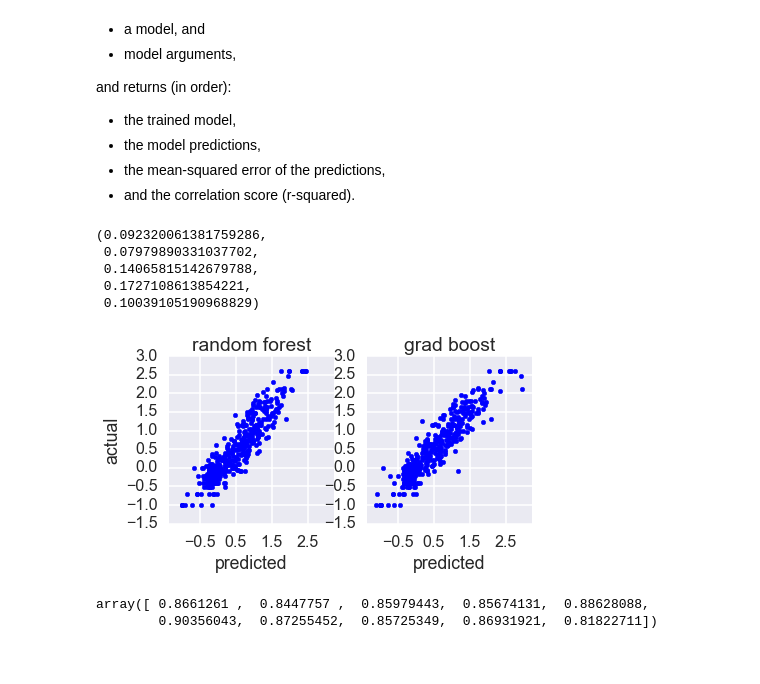
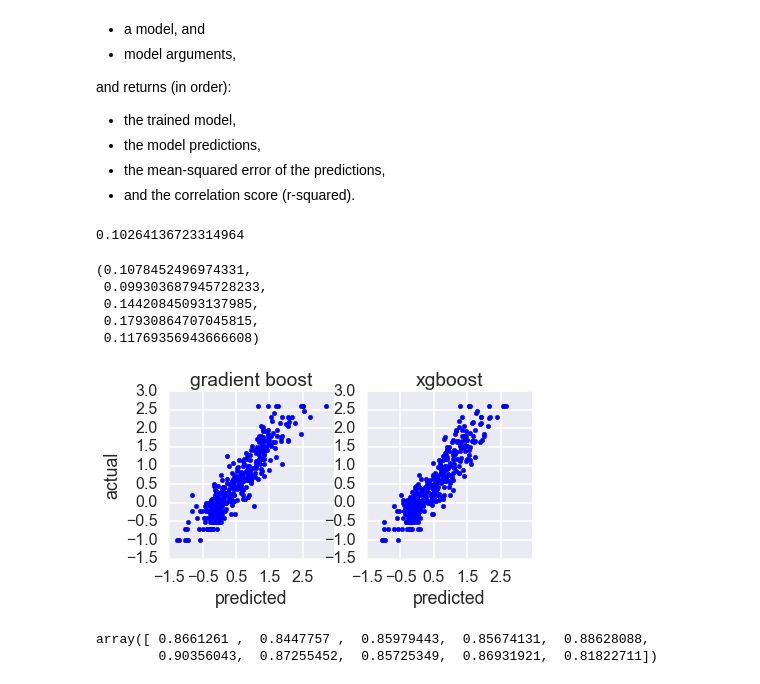
Before and after one commit to ericmjl/protein-convolutional-nets, a Jupyter notebook: notebooks/baseline.ipynb, the cells around one changed output. Saved outputs shown, nothing was run; the diff lists cells and outputs as text; code cells hidden in the pictures.

Commit message:
created baseline models

```diff
--- a/notebooks/baseline.ipynb
+++ b/notebooks/baseline.ipynb
@@ -113,4 +145,5 @@ X_binarized
 # %%
 # Next step is to split the data into a training set and a test set.
 # We use the train_test_split function provided by the scikit-learn package to do this.
-tts_data = X_train, X_test, Y_train, Y_test = train_test_split(X_binarized, Y, test_size=0.33)
+tts_cat = X_train_cat, X_test_cat, Y_train_cat, Y_test_cat = train_test_split(X_binarized, Y_cat, test_size=0.33)
+tts_reg = X_train, X_test, Y_train, Y_test = train_test_split(X_binarized, Y, test_size=0.33)
@@ -143,50 +218,59 @@ and returns (in order):
 # Train a bunch of ensemble regressors:
 
 ## Random Forest
-kwargs = {'n_jobs':-1, 'n_estimators':1000}
-rfr, rfr_preds, rfr_mse, rfr_r2 = cf.train_model(*tts_data, model=RandomForestRegressor, modelargs=kwargs)
+rfr_kwargs = {'n_jobs':-1, 'n_estimators':1000, 'n_jobs':-1}
+rfr, rfr_preds, rfr_mse, rfr_r2 = cf.train_model(*tts_reg, model=RandomForestRegressor, modelargs=rfr_kwargs)
 
 ## Gradient Boosting
-kwargs = {'n_estimators':1000}
-gbr, gbr_preds, gbr_mse, gbr_r2 = cf.train_model(*tts_data, model=GradientBoostingRegressor, modelargs=kwargs)
+gbr_kwargs = {'n_estimators':1000, 'n_jobs':-1}
+gbr, gbr_preds, gbr_mse, gbr_r2 = cf.train_model(*tts_reg, model=GradientBoostingRegressor, modelargs=gbr_kwargs)
 
 ## AdaBoost
-kwargs = {'n_estimators':1000}
-abr, abr_preds, abr_mse, abr_r2 = cf.train_model(*tts_data, model=AdaBoostRegressor, modelargs=kwargs)
+abr_kwargs = {'n_estimators':1000}
+abr, abr_preds, abr_mse, abr_r2 = cf.train_model(*tts_reg, model=AdaBoostRegressor, modelargs=abr_kwargs)
 
 ## ExtraTrees
-kwargs = {'n_estimators':1000, 'n_jobs':-1}
-etr, etr_preds, etr_mse, etr_r2 = cf.train_model(*tts_data, model=ExtraTreesRegressor, modelargs=kwargs)
+etr_kwargs = {'n_estimators':1000, 'n_jobs':-1}
+etr, etr_preds, etr_mse, etr_r2 = cf.train_model(*tts_reg, model=ExtraTreesRegressor, modelargs=etr_kwargs)
 
 ## Bagging
-bgr, bgr_preds, bgr_mse, bgr_r2 = cf.train_model(*tts_data, model=BaggingRegressor)
+bgr, bgr_preds, bgr_mse, bgr_r2 = cf.train_model(*tts_reg, model=BaggingRegressor)
+# %%
+from xgboost import XGBRegressor
+
+xbr_kwargs = {'max_depth': 10, 'subsample':0.5}
+xbr, xbr_preds, xbr_mse, xbr_r2 = cf.train_model(*tts_reg, model=XGBRegressor, modelargs=xbr_kwargs)
+# %%
+xbr_mse
+# %% [output]
+0.10264136723314964
 # %%
 # Compare the trained models. Which one minimizes the mean squared error the most?
 
 rfr_mse, gbr_mse, abr_mse, etr_mse, bgr_mse
 # %% [output]
-(0.092320061381759286,
- 0.07979890331037702,
- 0.14065815142679788,
- 0.1727108613854221,
- 0.10039105190968829)
+(0.1078452496974331,
+ 0.099303687945728233,
+ 0.14420845093137985,
+ 0.17930864707045815,
+ 0.11769356943666608)
 # %%
 fig = plt.figure(figsize=(6.5, 3))
 ax = fig.add_subplot(1, 2, 1)
-ax.scatter(rfr_preds, Y_test, color='blue')
+ax.scatter(gbr_preds, Y_test, color='blue')
 ax.set_ylabel('actual')
 ax.set_xlabel('predicted')
-ax.set_title('random forest')
+ax.set_title('gradient boost')
 ax.set_xticks(np.arange(-1.5, 3.5, 1))
 
 ax2 = fig.add_subplot(1, 2, 2, sharey=ax, sharex=ax)
-ax2.scatter(gbr_preds, Y_test, color='blue')
+ax2.scatter(xbr_preds, Y_test, color='blue')
 ax2.set_xlabel('predicted')
-ax2.set_title('grad boost')
+ax2.set_title('xgboost')
 
 plt.savefig('figures/rf_gboost_baseline.pdf', bbox_inches='tight')
 # %% [output]
-[figure, old version]
+[figure, new version]
 # %%
 # Qualitatively, what is the math behind the MSE score? Are you looking to minimize or maximize it?
 # %%
```
Also changed, not shown: parts of 9 cells of this notebook, 4 other files.
